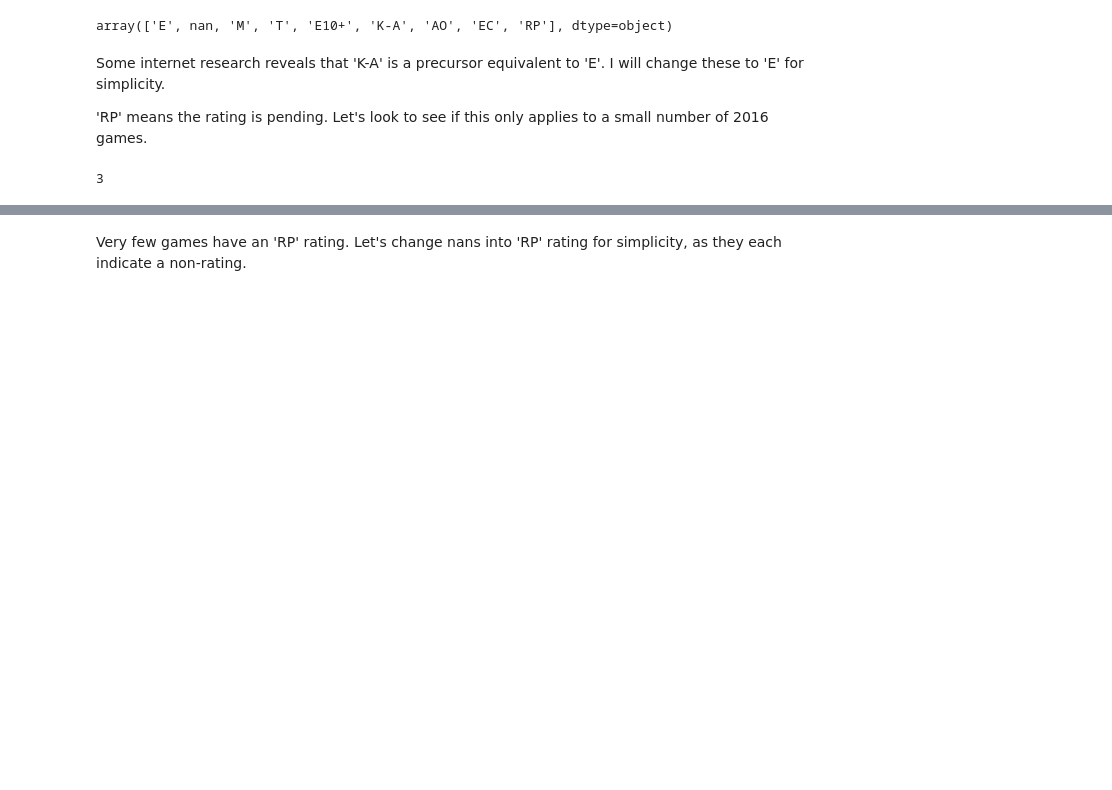
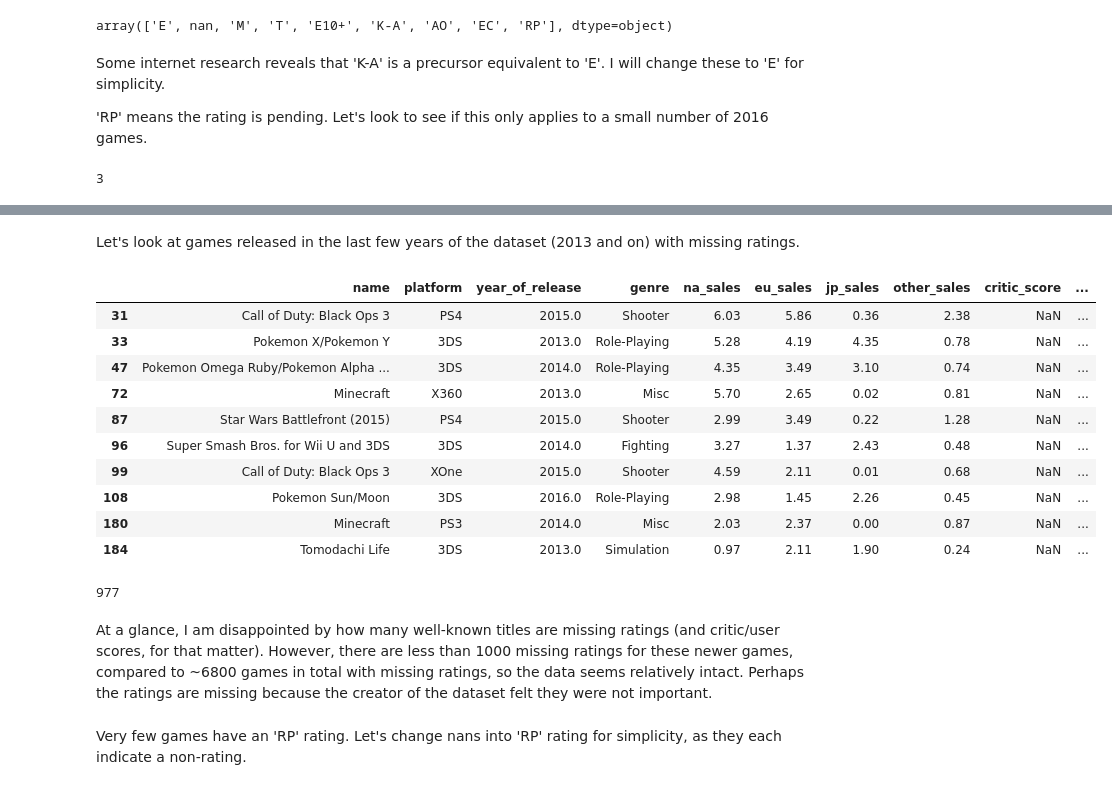
Before and after one commit to jnorfolk/Video-Game-Sales, a Jupyter notebook: video_game_sales.ipynb, the cells around one changed output, grey strips where cells are left out. Drawn from its saved outputs; the diff is of its cells as text; code cells hidden in the pictures; blank space fills up the shorter version.

```diff
--- a/video_game_sales.ipynb
+++ b/video_game_sales.ipynb
@@ -200,3 +250,23 @@ df.query('rating=="RP"').count()['name']
+# %% [markdown]
+Let's look at games released in the last few years of the dataset (2013 and on) with missing ratings.
+# %%
+display(df[df.rating.isna() & (df.year_of_release >= 2013)].head(10))
+df[df.rating.isna() & (df.year_of_release >= 2013)].count()['name']
+# %% [output]
+|  | name | platform | year_of_release | genre | na_sales | eu_sales | jp_sales | other_sales | critic_score | ... |
+| 31 | Call of Duty: Black Ops 3 | PS4 | 2015.0 | Shooter | 6.03 | 5.86 | 0.36 | 2.38 | NaN | ... |
+| 33 | Pokemon X/Pokemon Y | 3DS | 2013.0 | Role-Playing | 5.28 | 4.19 | 4.35 | 0.78 | NaN | ... |
+| 47 | Pokemon Omega Ruby/Pokemon Alpha ... | 3DS | 2014.0 | Role-Playing | 4.35 | 3.49 | 3.10 | 0.74 | NaN | ... |
+| 72 | Minecraft | X360 | 2013.0 | Misc | 5.70 | 2.65 | 0.02 | 0.81 | NaN | ... |
+| 87 | Star Wars Battlefront (2015) | PS4 | 2015.0 | Shooter | 2.99 | 3.49 | 0.22 | 1.28 | NaN | ... |
+| 96 | Super Smash Bros. for Wii U and 3DS | 3DS | 2014.0 | Fighting | 3.27 | 1.37 | 2.43 | 0.48 | NaN | ... |
+| 99 | Call of Duty: Black Ops 3 | XOne | 2015.0 | Shooter | 4.59 | 2.11 | 0.01 | 0.68 | NaN | ... |
+| 108 | Pokemon Sun/Moon | 3DS | 2016.0 | Role-Playing | 2.98 | 1.45 | 2.26 | 0.45 | NaN | ... |
+| 180 | Minecraft | PS3 | 2014.0 | Misc | 2.03 | 2.37 | 0.00 | 0.87 | NaN | ... |
+| 184 | Tomodachi Life | 3DS | 2013.0 | Simulation | 0.97 | 2.11 | 1.90 | 0.24 | NaN | ... |
+977
+# %% [markdown]
+At a glance, I am disappointed by how many well-known titles are missing ratings (and critic/user scores, for that matter). However, there are less than 1000 missing ratings for these newer games, compared to ~6800 games in total with missing ratings, so the data seems relatively intact. Perhaps the ratings are missing because the creator of the dataset felt they were not important.
 # %% [markdown]
 Very few games have an 'RP' rating. Let's change nans into 'RP' rating for simplicity, as they each indicate a non-rating.
 # %%
```
Also changed, not shown: parts of 31 cells of this notebook.
